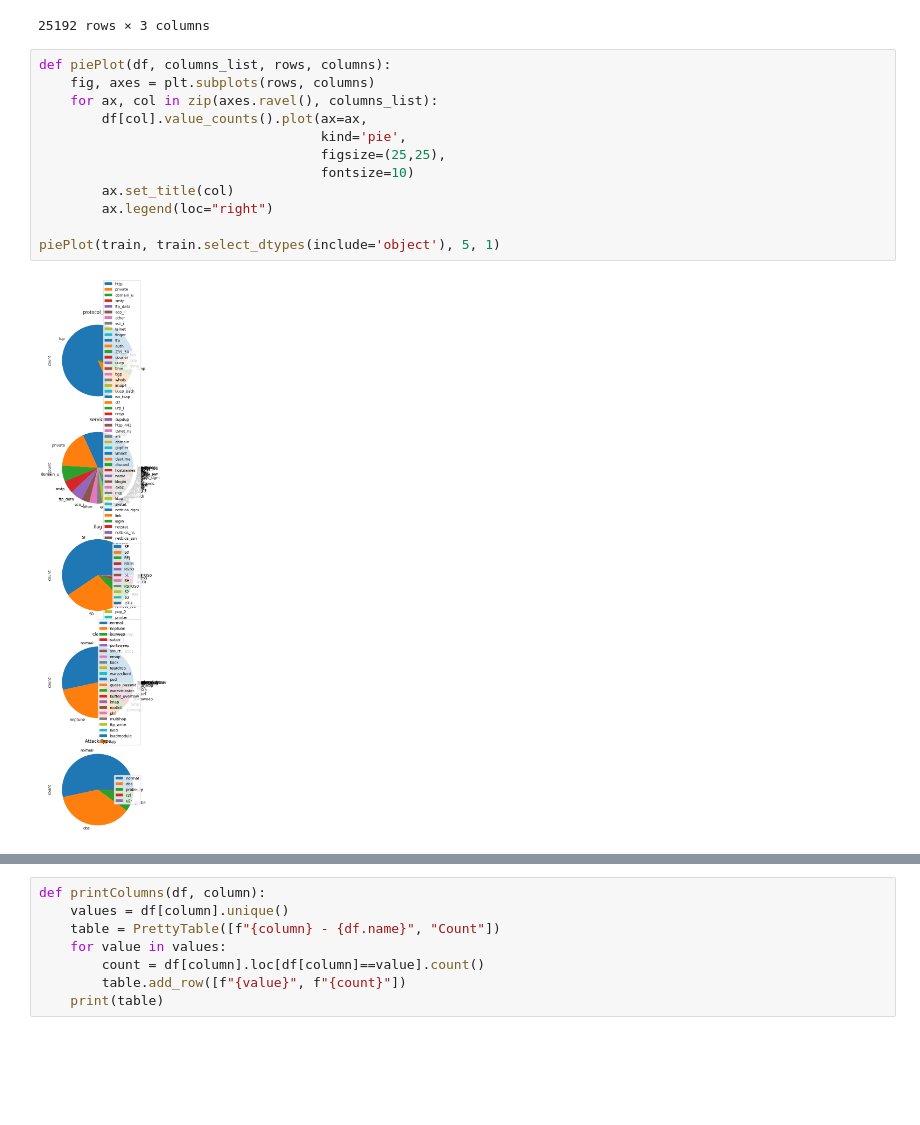
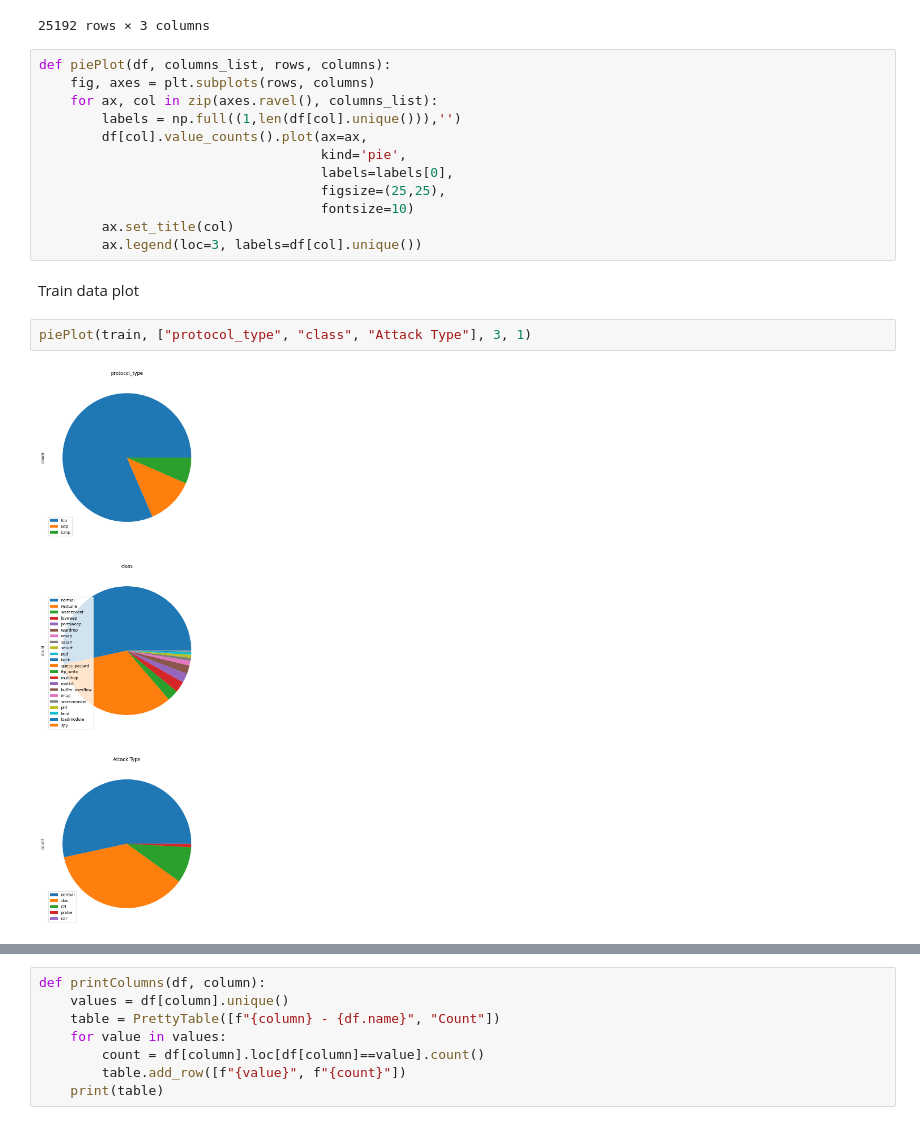
Before and after one commit to KostasEreksonas/IDS_test, a Jupyter notebook: NSL-KDD.ipynb, the cells around one changed output, grey strips where cells are left out. Saved outputs shown, nothing was run; the diff lists cells and outputs as text; blank space fills up the shorter version.

Commit message:
Updated pie charts

```diff
--- a/NSL-KDD.ipynb
+++ b/NSL-KDD.ipynb
@@ -141,13 +148,17 @@ train[["class", "target", "Attack Type"]]
 def piePlot(df, columns_list, rows, columns):
     fig, axes = plt.subplots(rows, columns)
     for ax, col in zip(axes.ravel(), columns_list):
+        labels = np.full((1,len(df[col].unique())),'')
         df[col].value_counts().plot(ax=ax,
                                     kind='pie',
+                                    labels=labels[0],
                                     figsize=(25,25),
                                     fontsize=10)
         ax.set_title(col)
-        ax.legend(loc="right")
-
-piePlot(train, train.select_dtypes(include='object'), 5, 1)
+        ax.legend(loc=3, labels=df[col].unique())
-# %% [output]
-[figure, removed]
+# %% [markdown]
+Train data plot
+# %%
+piePlot(train, ["protocol_type", "class", "Attack Type"], 3, 1)
+# %% [output]
+[figure, added]
```
Also changed, not shown: parts of 3 cells of this notebook.
